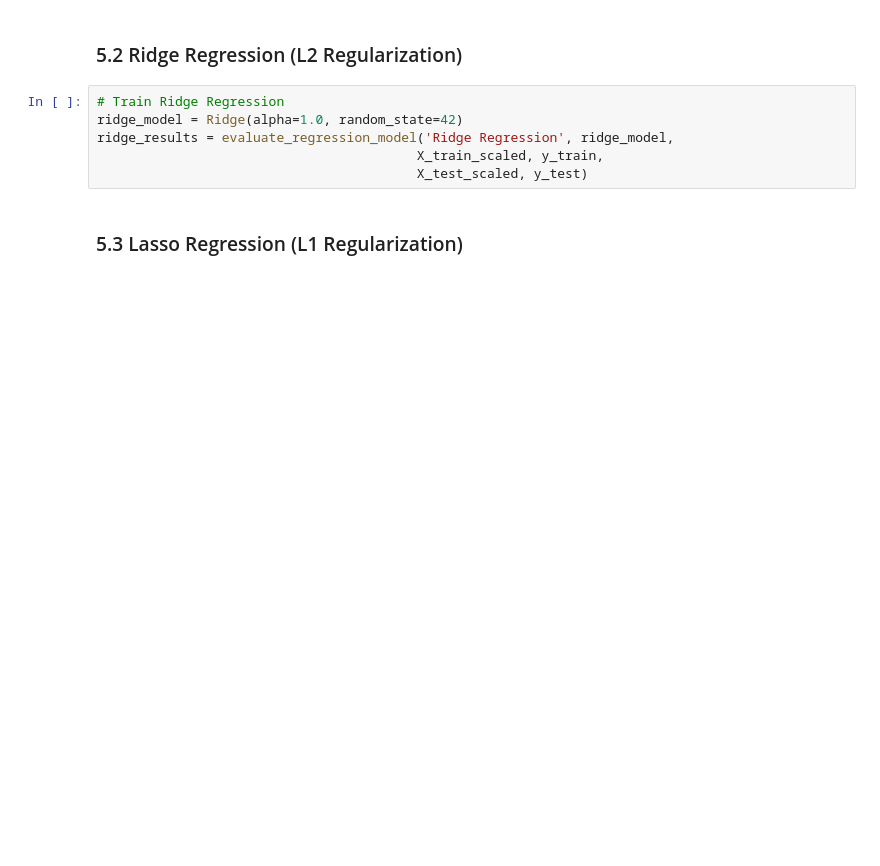
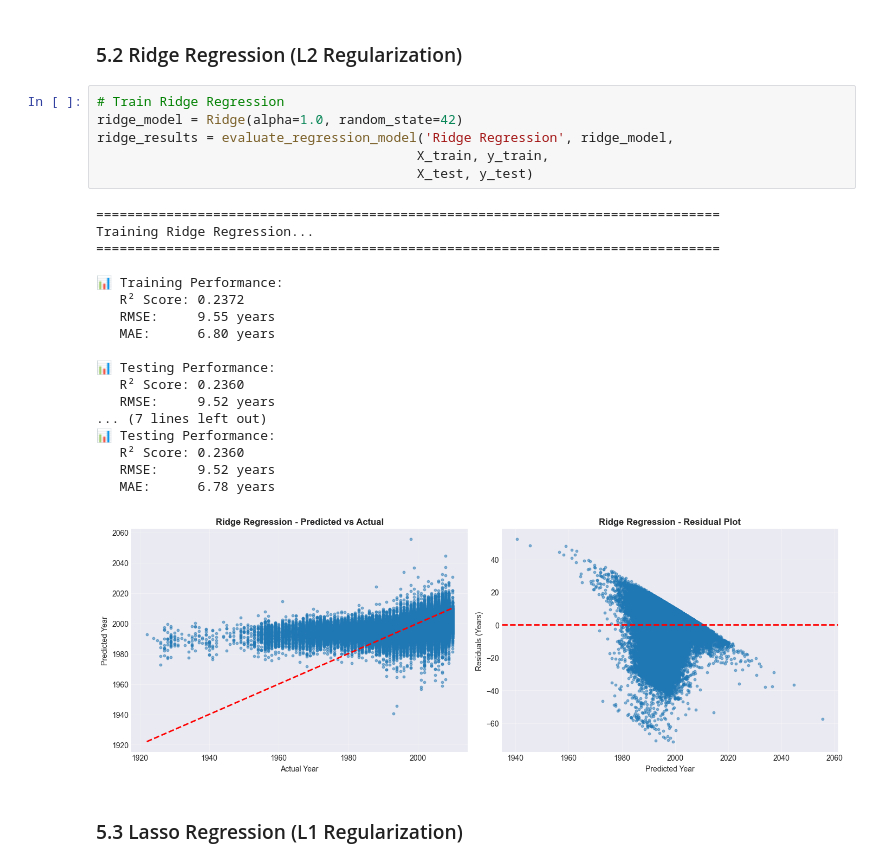
Before and after one commit to mrafiasyifaa/Midterm-Machine-Learning-2025, a Jupyter notebook: midterm_regresi.ipynb, the cells around one changed output. Cells and saved outputs as stored; diff of their text form; blank space fills up the shorter version.

```diff
--- a/midterm_regresi.ipynb
+++ b/midterm_regresi.ipynb
@@ -261,9 +324,28 @@ lr_results = evaluate_regression_model('Linear Regression', lr_model,
 # %%
 # Train Ridge Regression
 ridge_model = Ridge(alpha=1.0, random_state=42)
 ridge_results = evaluate_regression_model('Ridge Regression', ridge_model,
-                                         X_train_scaled, y_train,
-                                         X_test_scaled, y_test)
+                                         X_train, y_train,
+                                         X_test, y_test)
+# %% [output]
+================================================================================
+Training Ridge Regression...
+================================================================================
+
+📊 Training Performance:
+   R² Score: 0.2372
+   RMSE:     9.55 years
+   MAE:      6.80 years
+
+📊 Testing Performance:
+   R² Score: 0.2360
+   RMSE:     9.52 years
+... (7 lines left out)
+📊 Testing Performance:
+   R² Score: 0.2360
+   RMSE:     9.52 years
+   MAE:      6.78 years
+[figure, added]
 # %% [markdown]
 ### 5.3 Lasso Regression (L1 Regularization)
 # %%
```
Also changed, not shown: parts of 18 cells of this notebook, 1 other file.
